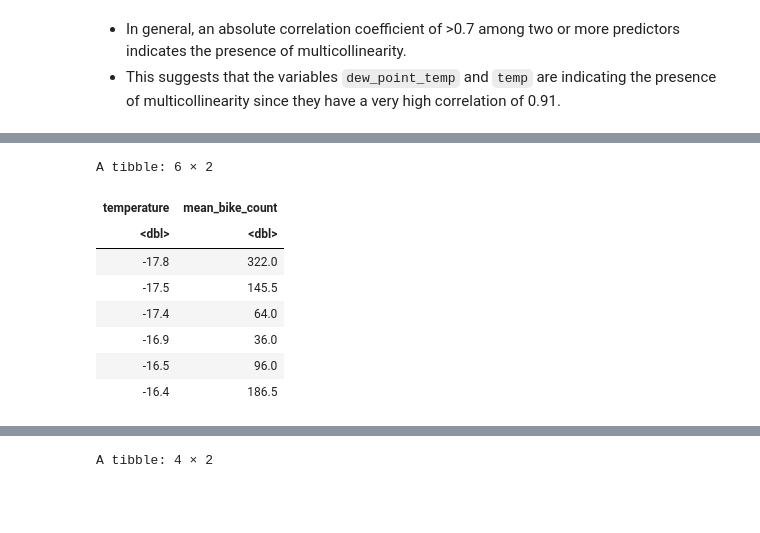
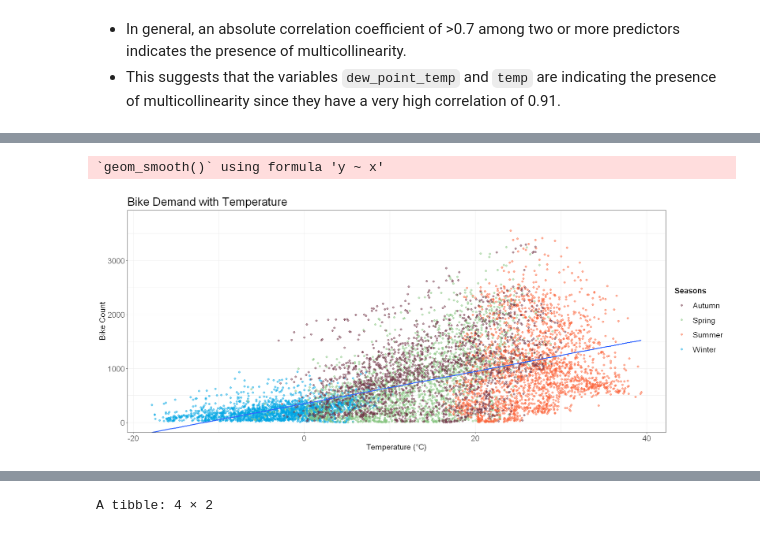
Before and after one commit to omertahi/STAT301-Project, a Jupyter notebook: Project Proposal.ipynb, the cells around one changed output, grey strips where cells are left out. Drawn from its saved outputs; the diff is of its cells as text; code cells hidden in the pictures; blank space fills up the shorter version.

```diff
--- a/Project Proposal.ipynb
+++ b/Project Proposal.ipynb
@@ -119,17 +124,27 @@ bike_data_1_plot
 # %%
-options(repr.plot.width = 8, repr.plot.height = 6)
-bike_data_2 <- bike_data %>%
-              select(- date)%>%
-              group_by(temperature) %>%
-              summarise(mean_bike_count= mean(bike_count))
-head(bike_data_2)
+options(repr.plot.width = 17, repr.plot.height = 7)
+
+count_x_temp_plot <-
+    bike_data |>
+    ggplot(aes(x = temperature, y = bike_count)) +
+    geom_point(aes(color = season), alpha = 0.5) +
+    scale_colour_manual(values = c("#6E3144", "#88C581", "#FC6238", "#00A5E3")) +
+    labs(x = "Temperature (°C)",
+         y = "Bike Count",
+         color = "Seasons",
+         title = "Bike Demand with Temperature") +
+    theme_bw() +
+    theme(plot.title = element_text(size = 22),
+          axis.text = element_text(size = 15),
+          axis.title = element_text(size = 15),
+          legend.title = element_text(size = 15, face = "bold"),
+          legend.text = element_text(size = 15),
+          legend.key.size = unit(1, "cm")) +
+    geom_smooth(method = "lm", se = FALSE) +
+    scale_y_continuous(expand = expansion(mult = c(0, .1)))
+
+
+count_x_temp_plot
 # %% [output]
-A tibble: 6 × 2
+`geom_smooth()` using formula 'y ~ x'
-| temperature | mean_bike_count |
-| <dbl> | <dbl> |
-| -17.8 | 322.0 |
-| -17.5 | 145.5 |
-| -17.4 | 64.0 |
-| -16.9 | 36.0 |
-| -16.5 | 96.0 |
-| -16.4 | 186.5 |
+[figure, added]
```
Also changed, not shown: parts of 9 cells of this notebook.
